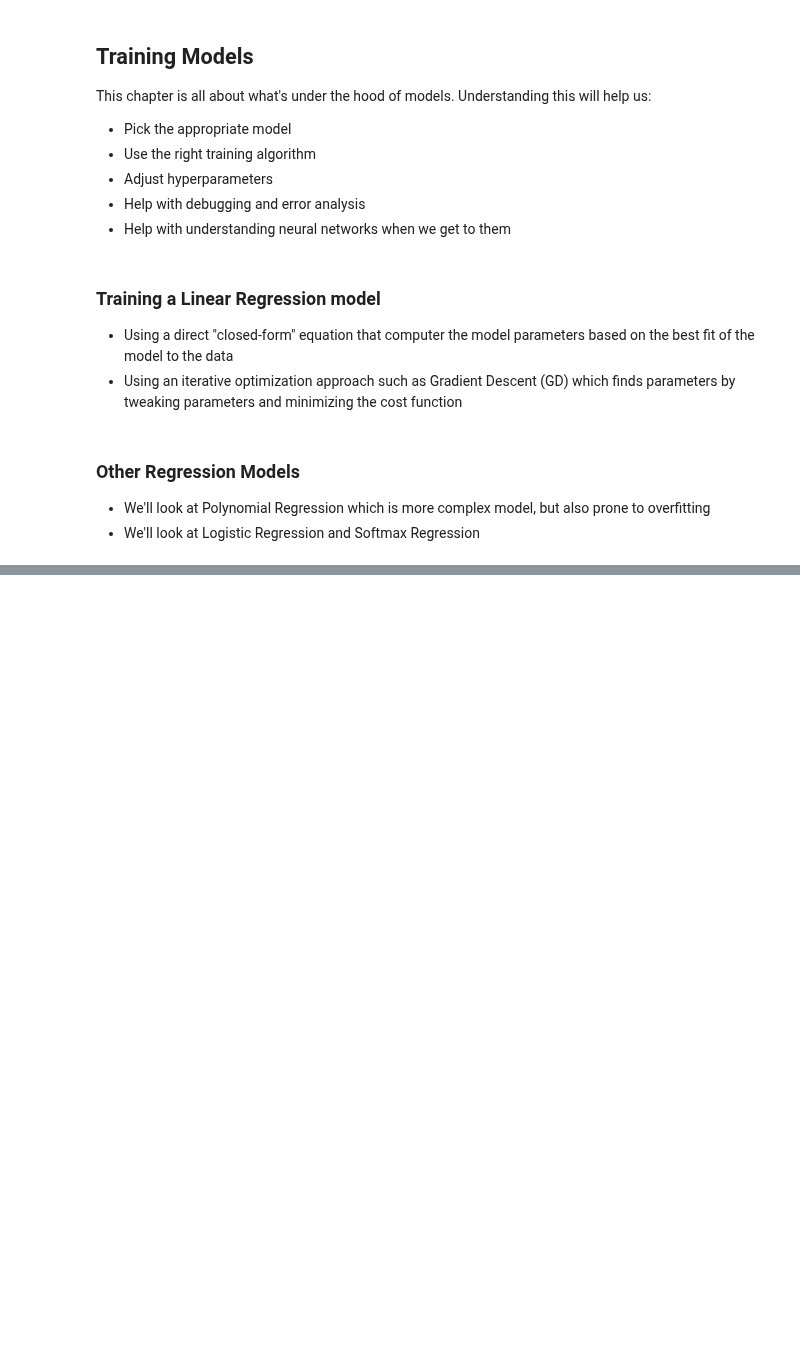
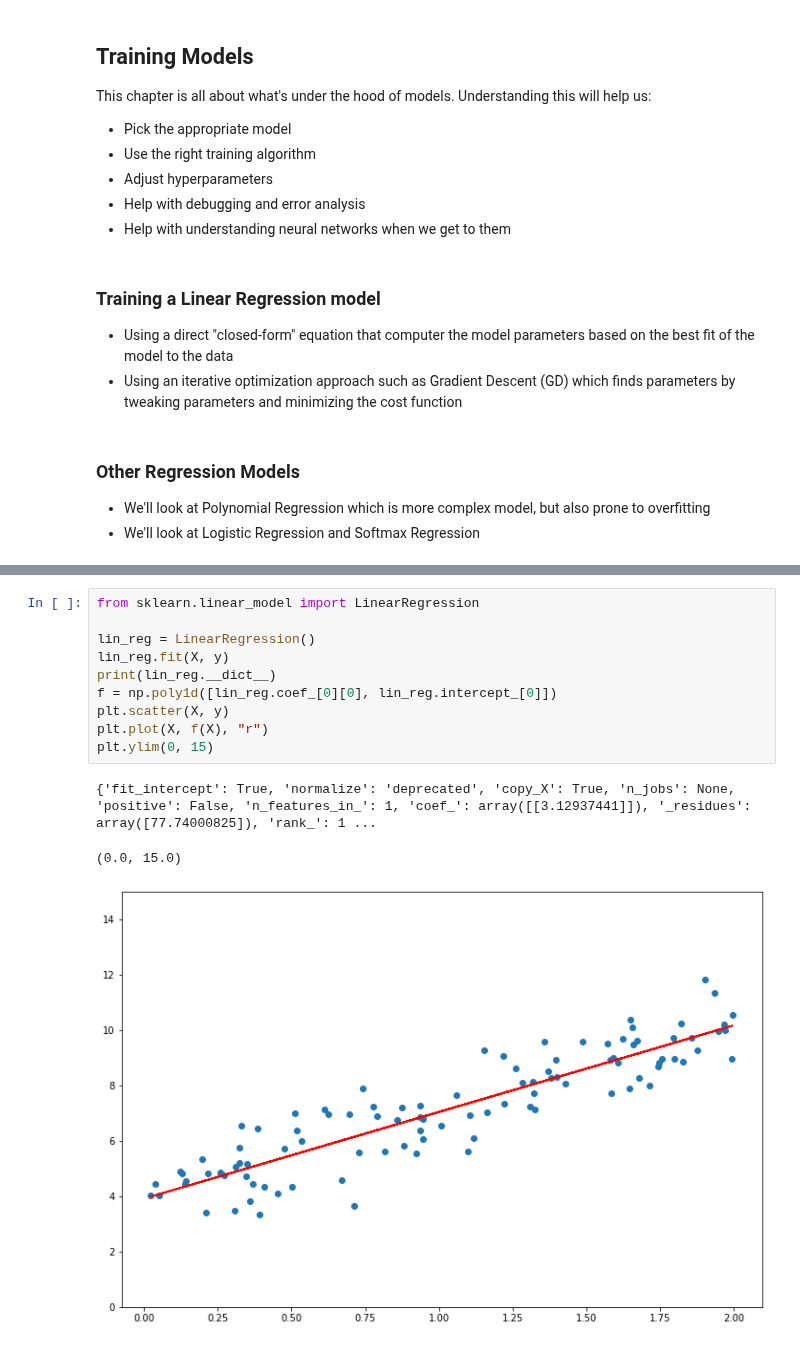
Before and after one commit to rileypeterson/ML, a Jupyter notebook: chapter4/notes.ipynb, the cells around one changed output, grey strips where cells are left out. Drawn from its saved outputs; the diff is of its cells as text; blank space fills up the shorter version.

```diff
--- a/chapter4/notes.ipynb
+++ b/chapter4/notes.ipynb
@@ -45,0 +80,14 @@ The summation is over all the samples in the data set. So i = 1 is the first sam
+# %%
+from sklearn.linear_model import LinearRegression
+
+lin_reg = LinearRegression()
+lin_reg.fit(X, y)
+print(lin_reg.__dict__)
+f = np.poly1d([lin_reg.coef_[0][0], lin_reg.intercept_[0]])
+plt.scatter(X, y)
+plt.plot(X, f(X), "r")
+plt.ylim(0, 15)
+# %% [output]
+{'fit_intercept': True, 'normalize': 'deprecated', 'copy_X': True, 'n_jobs': None, 'positive': False, 'n_features_in_': 1, 'coef_': array([[3.12937441]]), '_residues': array([77.74000825]), 'rank_': 1 ...
+(0.0, 15.0)
+[figure, added]
```
Also changed, not shown: parts of 16 cells of this notebook.
